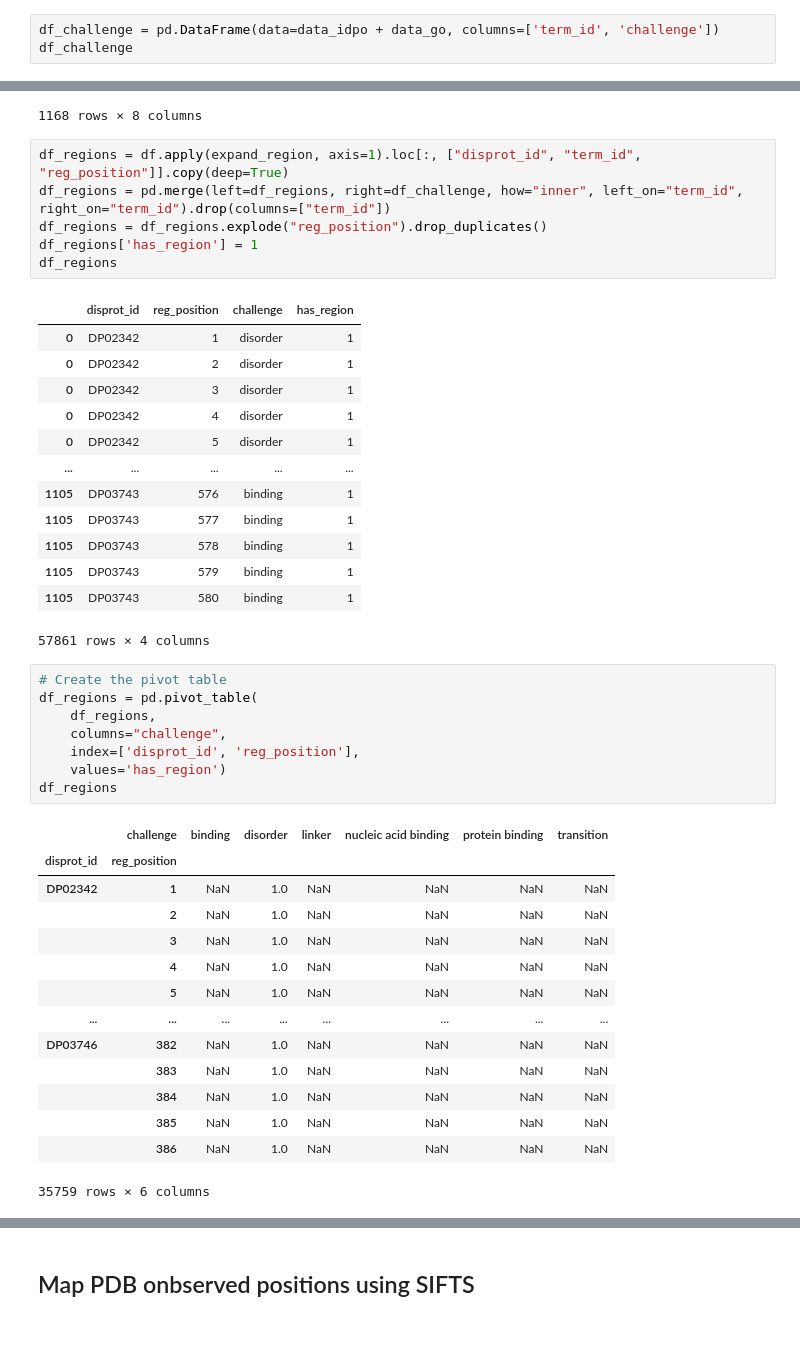
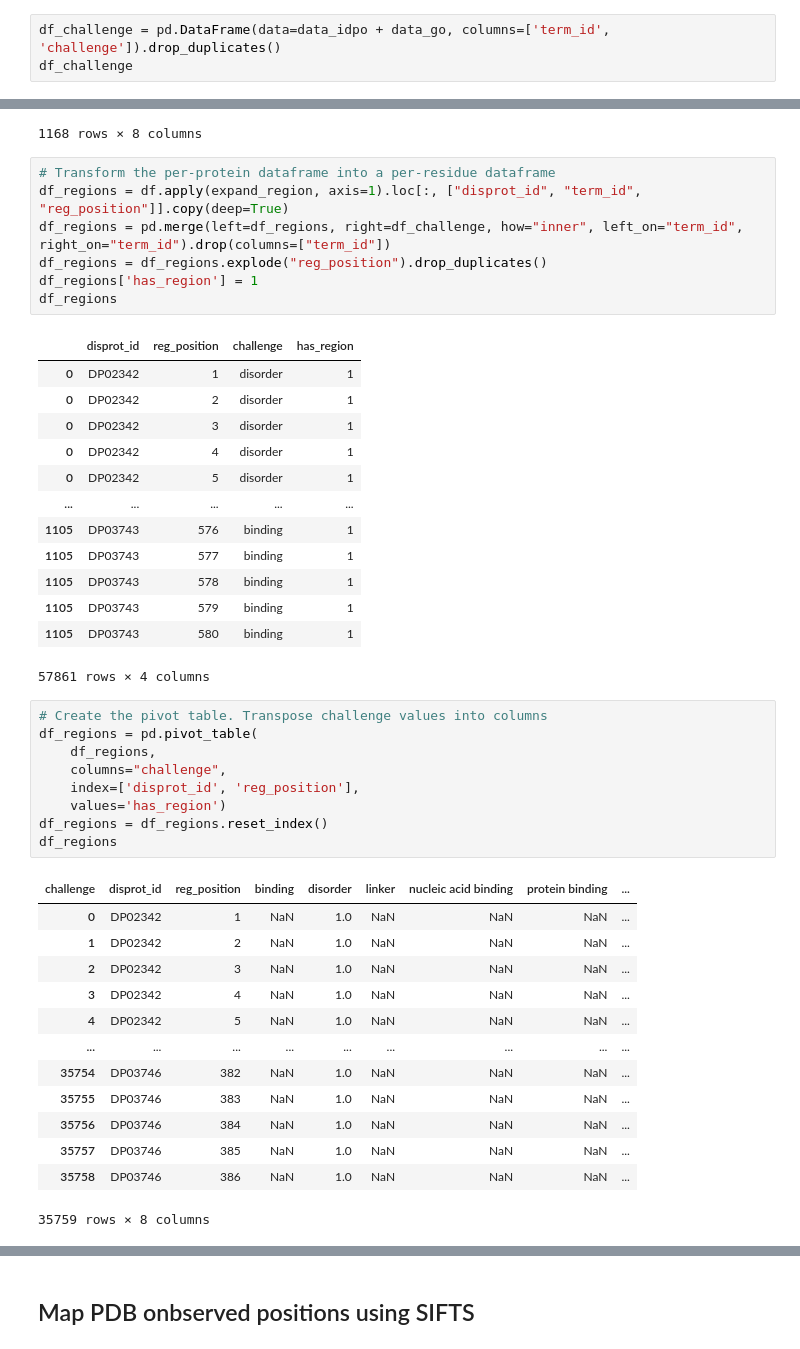
Before and after one commit to BioComputingUP/caid2-reference, a Jupyter notebook: references_new.ipynb, the cells around one changed output, grey strips where cells are left out. Saved outputs shown, nothing was run; the diff lists cells and outputs as text.

```diff
--- a/references_new.ipynb
+++ b/references_new.ipynb
@@ -57,7 +56,7 @@ for node in graph.nodes(data=True):
         for children in networkx.ancestors(graph, node[0]):
             data_go.append([children, challenge])
 # %%
-df_challenge = pd.DataFrame(data=data_idpo + data_go, columns=['term_id', 'challenge'])
+df_challenge = pd.DataFrame(data=data_idpo + data_go, columns=['term_id', 'challenge']).drop_duplicates()
 df_challenge
 # %% [output]
 |  | term_id | challenge |
@@ -119,6 +118,7 @@ df
 | 1167 | DP03746 | Q9QUH6-2 | 10116 | Rattus norvegicus | MSYAPFRDVRGPPMHRTQYVHSPYDRPGWNPRF... | 350 | 386 | IDPO:00076 |
 1168 rows × 8 columns
 # %%
+# Transform the per-protein dataframe into a per-residue dataframe
 df_regions = df.apply(expand_region, axis=1).loc[:, ["disprot_id", "term_id", "reg_position"]].copy(deep=True)
 df_regions = pd.merge(left=df_regions, right=df_challenge, how="inner", left_on="term_id", right_on="term_id").drop(columns=["term_id"])
 df_regions = df_regions.explode("reg_position").drop_duplicates()
@@ -139,27 +139,27 @@ df_regions
 | 1105 | DP03743 | 580 | binding | 1 |
 57861 rows × 4 columns
 # %%
-# Create the pivot table
+# Create the pivot table. Transpose challenge values into columns
 df_regions = pd.pivot_table(
     df_regions,
     columns="challenge",
     index=['disprot_id', 'reg_position'],
     values='has_region')
+df_regions = df_regions.reset_index()
 df_regions
 # %% [output]
-|  | challenge | binding | disorder | linker | nucleic acid binding | protein binding | transition |
-| disprot_id | reg_position |  |  |  |  |  |  |
-| DP02342 | 1 | NaN | 1.0 | NaN | NaN | NaN | NaN |
-|  | 2 | NaN | 1.0 | NaN | NaN | NaN | NaN |
-|  | 3 | NaN | 1.0 | NaN | NaN | NaN | NaN |
-|  | 4 | NaN | 1.0 | NaN | NaN | NaN | NaN |
-|  | 5 | NaN | 1.0 | NaN | NaN | NaN | NaN |
-| ... | ... | ... | ... | ... | ... | ... | ... |
-| DP03746 | 382 | NaN | 1.0 | NaN | NaN | NaN | NaN |
-|  | 383 | NaN | 1.0 | NaN | NaN | NaN | NaN |
-|  | 384 | NaN | 1.0 | NaN | NaN | NaN | NaN |
-|  | 385 | NaN | 1.0 | NaN | NaN | NaN | NaN |
-|  | 386 | NaN | 1.0 | NaN | NaN | NaN | NaN |
+| challenge | disprot_id | reg_position | binding | disorder | linker | nucleic acid binding | protein binding | ... |
+| 0 | DP02342 | 1 | NaN | 1.0 | NaN | NaN | NaN | ... |
+| 1 | DP02342 | 2 | NaN | 1.0 | NaN | NaN | NaN | ... |
+| 2 | DP02342 | 3 | NaN | 1.0 | NaN | NaN | NaN | ... |
+| 3 | DP02342 | 4 | NaN | 1.0 | NaN | NaN | NaN | ... |
+| 4 | DP02342 | 5 | NaN | 1.0 | NaN | NaN | NaN | ... |
+| ... | ... | ... | ... | ... | ... | ... | ... | ... |
+| 35754 | DP03746 | 382 | NaN | 1.0 | NaN | NaN | NaN | ... |
+| 35755 | DP03746 | 383 | NaN | 1.0 | NaN | NaN | NaN | ... |
+| 35756 | DP03746 | 384 | NaN | 1.0 | NaN | NaN | NaN | ... |
+| 35757 | DP03746 | 385 | NaN | 1.0 | NaN | NaN | NaN | ... |
+| 35758 | DP03746 | 386 | NaN | 1.0 | NaN | NaN | NaN | ... |
-35759 rows × 6 columns
+35759 rows × 8 columns
 # %%
 # Get dataset sequences (1 residue per row)
```
Also changed, not shown: parts of 14 cells of this notebook.
